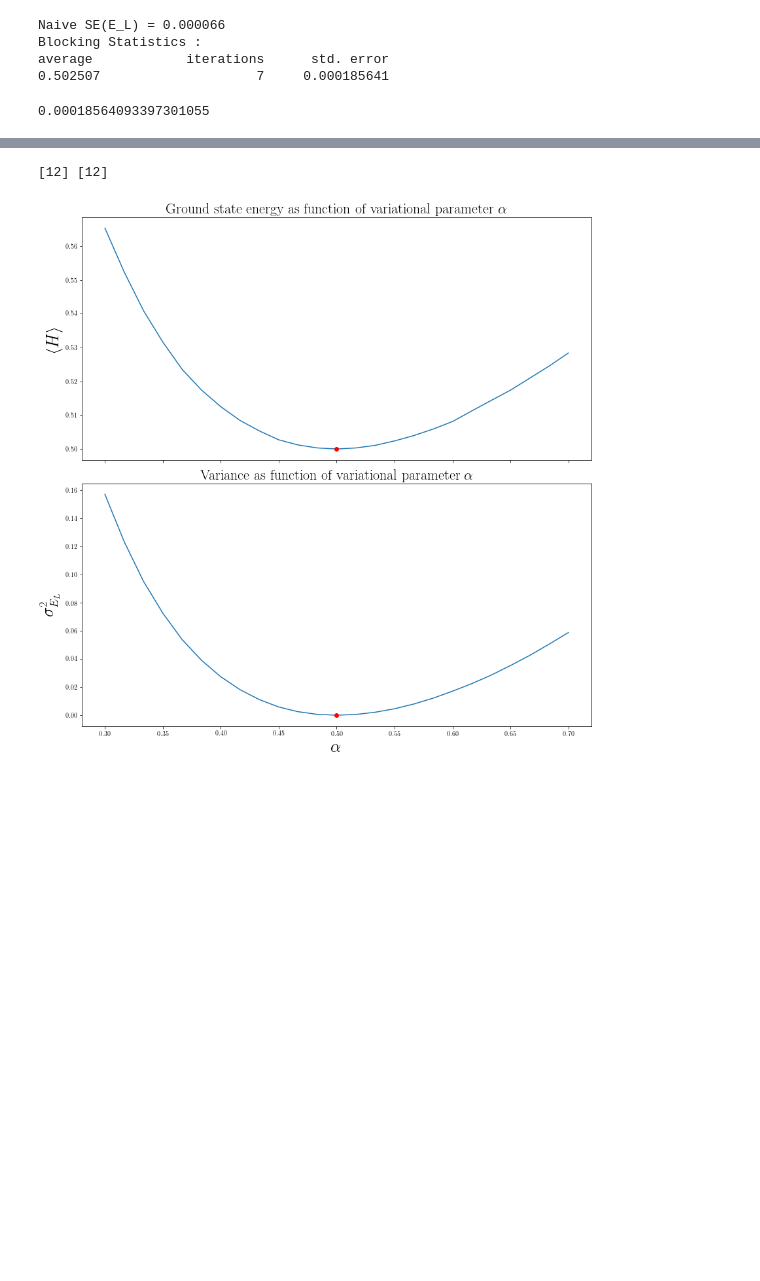
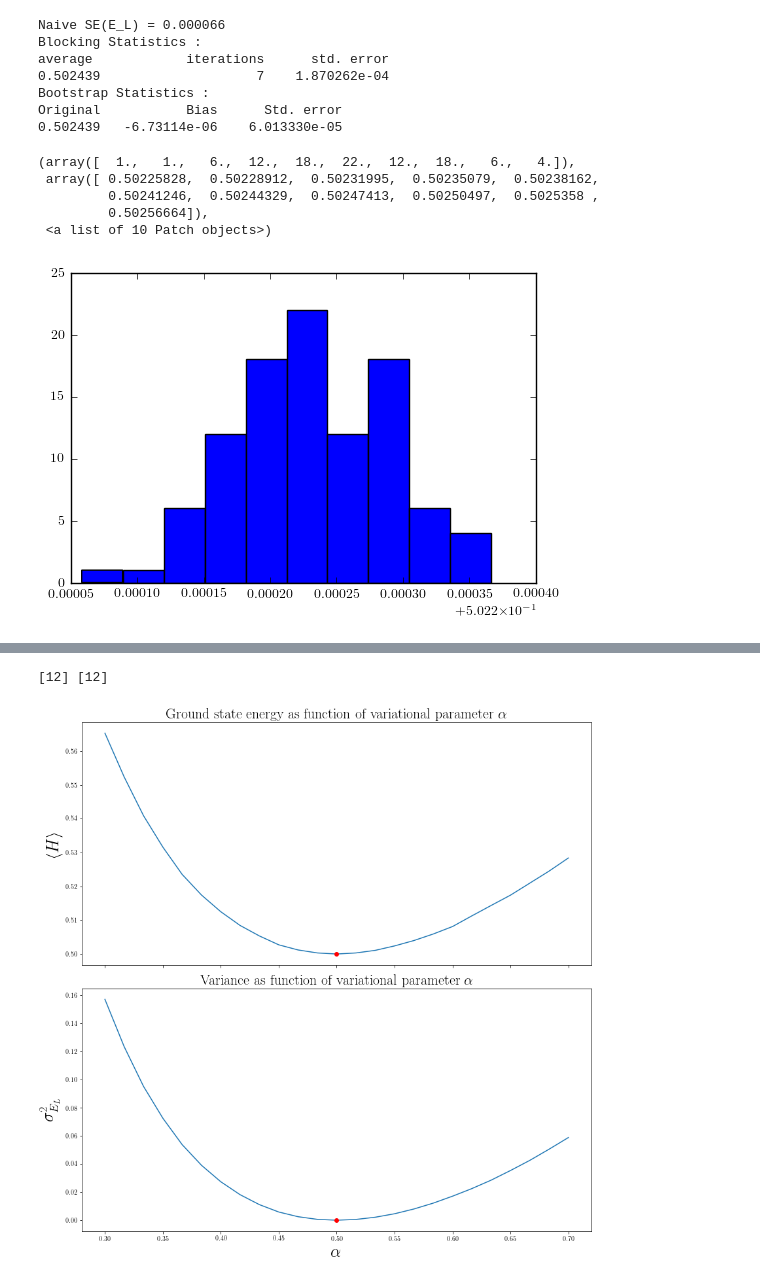
Before and after one commit to bsamseth/qflow, a Jupyter notebook: project1/src/analysis.ipynb, the cells around one changed output, grey strips where cells are left out. Cells and saved outputs as stored; diff of their text form; code cells hidden in the pictures; blank space fills up the shorter version.

```diff
--- a/project1/src/analysis.ipynb
+++ b/project1/src/analysis.ipynb
@@ -126,6 +126,19 @@ def make_configuration_table(filename, verbose=True, dims=(1,2,3), ns=(1, 10, 10
         f.write(output)
 
 
+def bootstrap(data, statistic, B):
+    n = len(data)
+    theta = np.empty(B)
+    for i in range(B):
+        theta[i] = statistic(np.random.choice(data, n, replace=True))
+
+    # analysis
+    print("Bootstrap Statistics :")
+    print("Original           Bias      Std. error")
+    print("%8g %14g %15e" % (statistic(data), \
+                             np.mean(theta) - statistic(data), \
+                             np.std(theta)))
+    return theta
 
 def blocking(x):
     """
@@ -181,15 +194,38 @@ def blocking(x):
 
     print("Blocking Statistics :")
     print("average            iterations      std. error")
-    print("%8g %20g %15g" % (mu, k, se))
+    print("%8g %20g %15e" % (mu, k, se))
     return se
+
+def time_series_plot(E, saveas=None):
+    fig, ax = plt.subplots(figsize=(12, 12))
+    ax.plot(E, label=r'$E_L(t)$')
+    ax.plot([0, len(E)-1], [np.mean(E)]*2, '--', label=r'$\overline E_L(t)$')
+    ax.set_xlabel('Time', fontsize=26)
+    ax.set_ylabel(r'$E_L$', fontsize=26)
+    plt.legend(loc='best', fontsize=22)
+
+    if saveas:
+        plt.savefig(saveas)
+
+    plt.show()
 # %%
 E, _ = run_MC(n=1, dims=1, n_mc=2**20, importance=True, dt=0.1, alpha=0.55)
 print('Naive SE(E_L) = {:f}'.format(np.std(E) / math.sqrt(len(E))))
 blocking(E)
+plt.hist(bootstrap(E, np.mean, 100))
+plt.sh
 # %% [output]
 Naive SE(E_L) = 0.000066
 Blocking Statistics :
 average            iterations      std. error
-0.502507                    7     0.000185641
+0.502439                    7    1.870262e-04
+Bootstrap Statistics :
+Original           Bias      Std. error
+0.502439   -6.73114e-06    6.013330e-05
-0.00018564093397301055
+(array([  1.,   1.,   6.,  12.,  18.,  22.,  12.,  18.,   6.,   4.]),
+ array([ 0.50225828,  0.50228912,  0.50231995,  0.50235079,  0.50238162,
+         0.50241246,  0.50244329,  0.50247413,  0.50250497,  0.5025358 ,
+         0.50256664]),
+ <a list of 10 Patch objects>)
+[figure, added]
```
Also changed, not shown: parts of 1 cell of this notebook, 1 other file.
